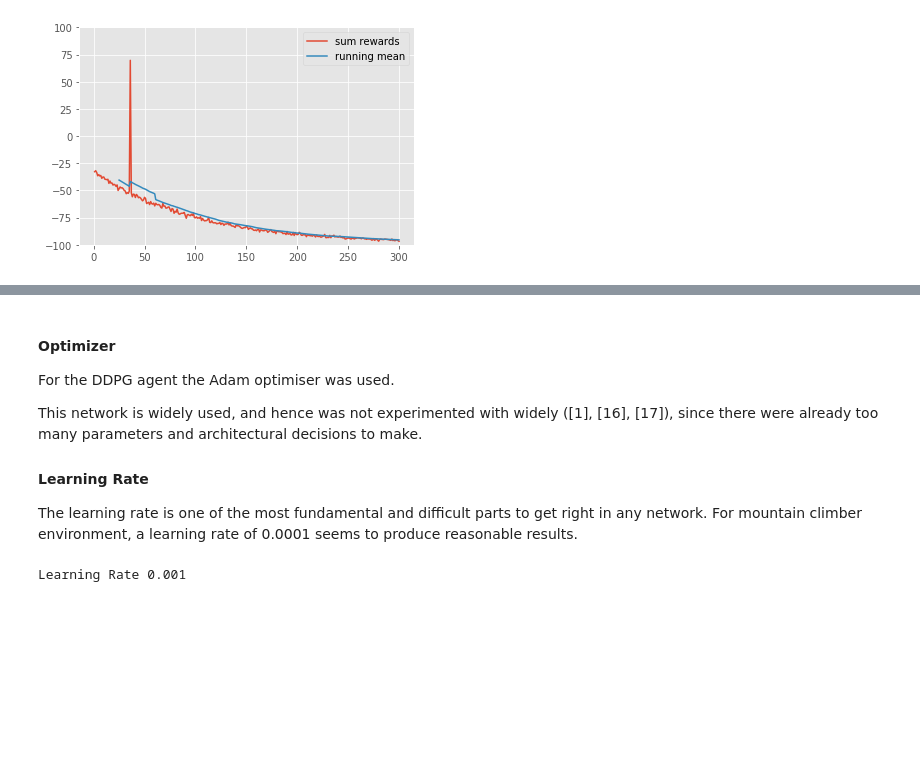
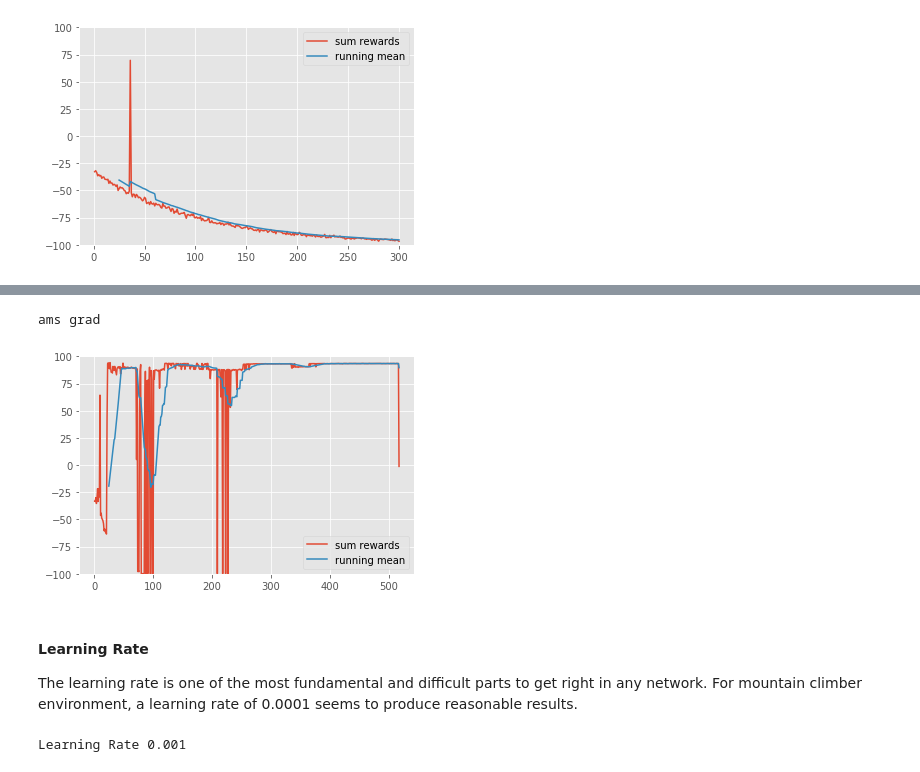
Before and after one commit to smmuzza/CapstoneProjectMLNanoDegree, a Jupyter notebook: CapstoneProjectReport.ipynb, the cells around one changed output, grey strips where cells are left out. Saved outputs shown, nothing was run; the diff lists cells and outputs as text; code cells hidden in the pictures; blank space fills up the shorter version.

```diff
--- a/CapstoneProjectReport.ipynb
+++ b/CapstoneProjectReport.ipynb
@@ -1677,10 +2758,11 @@ L2 0.010
+# %%
+print("ams grad")
+dir = "results/MtClimberContinuous/amsgrad/"
+plot_score_from_file(dir + "20190630112548MountainCarContinuous-v0_train.txt", -100, 100, 1)
+# %% [output]
+ams grad
+[figure, added]
 # %% [markdown]
-#### Optimizer
-
-For the DDPG agent the Adam optimiser was used.
-
-This network is widely used, and hence was not experimented with widely ([1], [16], [17]), since there were already too many parameters and architectural decisions to make.
-
 #### Learning Rate
 
 The learning rate is one of the most fundamental and difficult parts to get right in any network. For mountain climber environment, a learning rate of 0.0001 seems to produce reasonable results.
```
Also changed, not shown: parts of 49 cells of this notebook, 6 other files.
